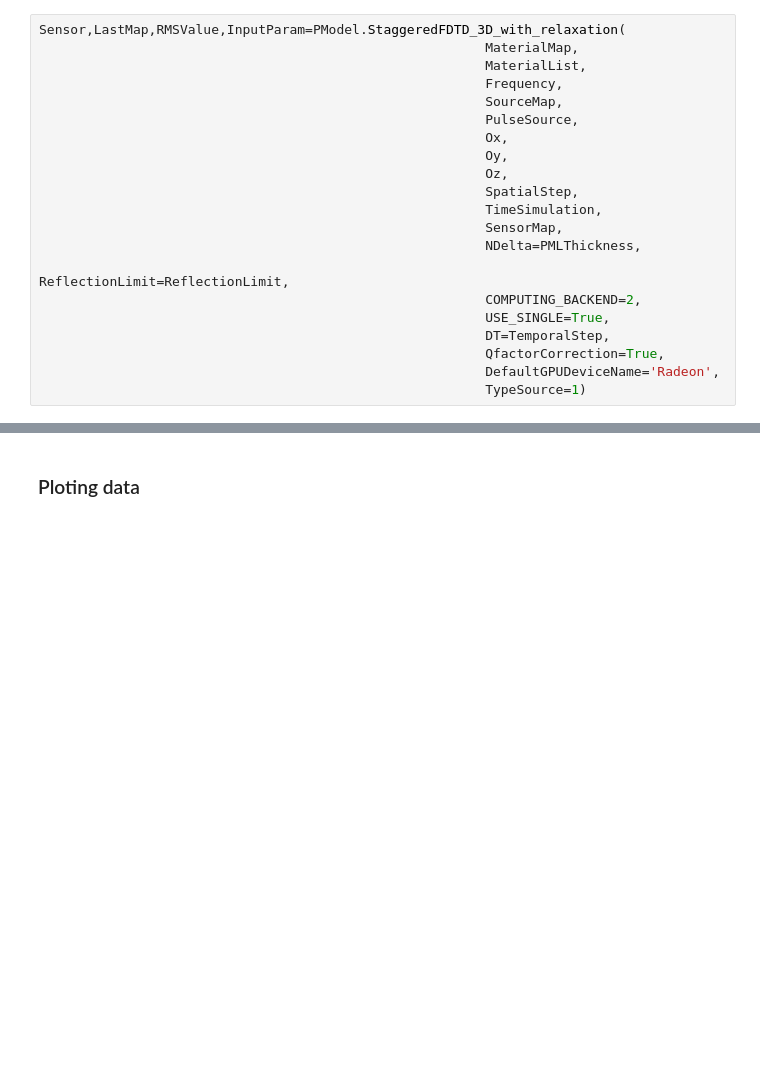
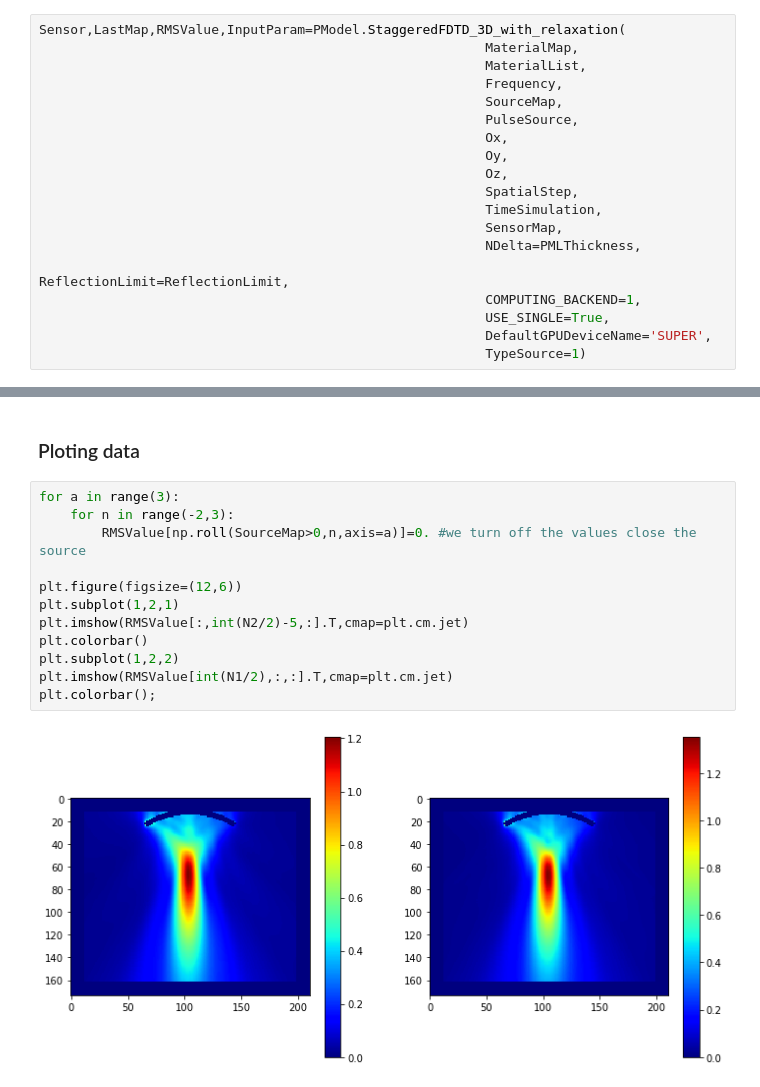
Before and after one commit to ProteusMRIgHIFU/BabelViscoFDTD, a Jupyter notebook: Example Notebooks/3 - Focusing Sources.ipynb, the cells around one changed output, grey strips where cells are left out. Saved outputs shown, nothing was run; the diff lists cells and outputs as text; blank space fills up the shorter version.

```diff
--- a/Example Notebooks/3 - Focusing Sources.ipynb
+++ b/Example Notebooks/3 - Focusing Sources.ipynb
@@ -130,11 +142,9 @@ Sensor,LastMap,RMSValue,InputParam=PModel.StaggeredFDTD_3D_with_relaxation(
                                                          SensorMap,
                                                          NDelta=PMLThickness,
                                                          ReflectionLimit=ReflectionLimit,
-                                                         COMPUTING_BACKEND=2,
+                                                         COMPUTING_BACKEND=1,
                                                          USE_SINGLE=True,
-                                                         DT=TemporalStep,
-                                                         QfactorCorrection=True,
-                                                         DefaultGPUDeviceName='Radeon',
+                                                         DefaultGPUDeviceName='SUPER',
                                                          TypeSource=1)
 # %% [output]
 VLongInput,VShearInput [1500.] [0.]
@@ -157,2 +167,16 @@ Time to run low level FDTDStaggered_3D = 13.672114849090576
 # %% [markdown]
 ### Ploting data
+# %%
+for a in range(3):
+    for n in range(-2,3):
+        RMSValue[np.roll(SourceMap>0,n,axis=a)]=0. #we turn off the values close the source
+
+plt.figure(figsize=(12,6))
+plt.subplot(1,2,1)
+plt.imshow(RMSValue[:,int(N2/2)-5,:].T,cmap=plt.cm.jet)
+plt.colorbar()
+plt.subplot(1,2,2)
+plt.imshow(RMSValue[int(N1/2),:,:].T,cmap=plt.cm.jet)
+plt.colorbar();
+# %% [output]
+[figure, added]
```
Also changed, not shown: parts of 22 cells of this notebook, 4 other files.
